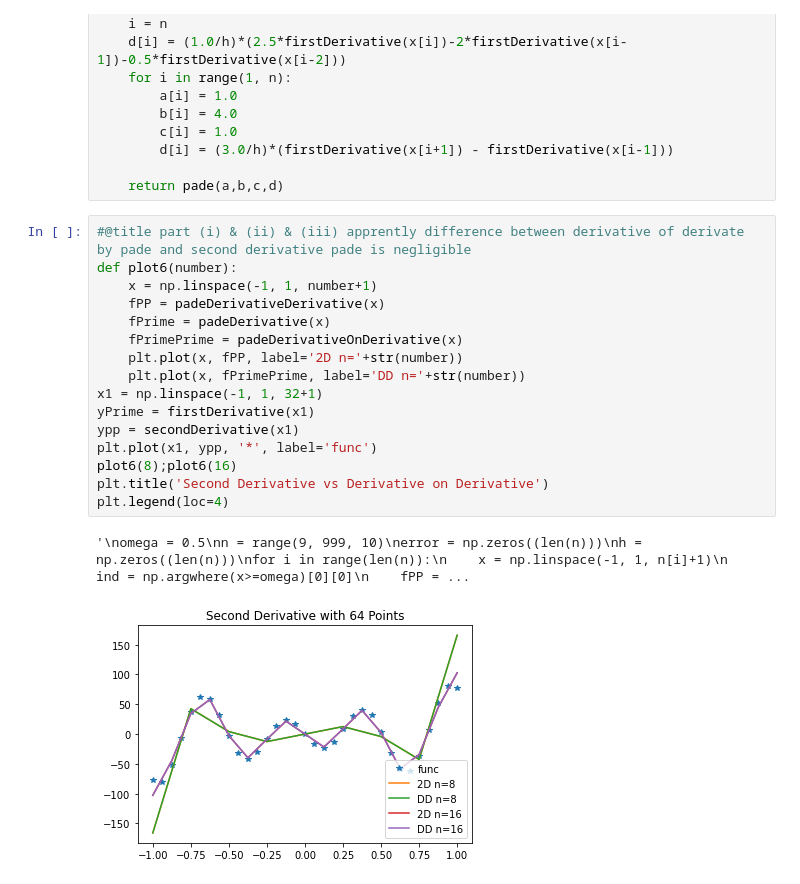
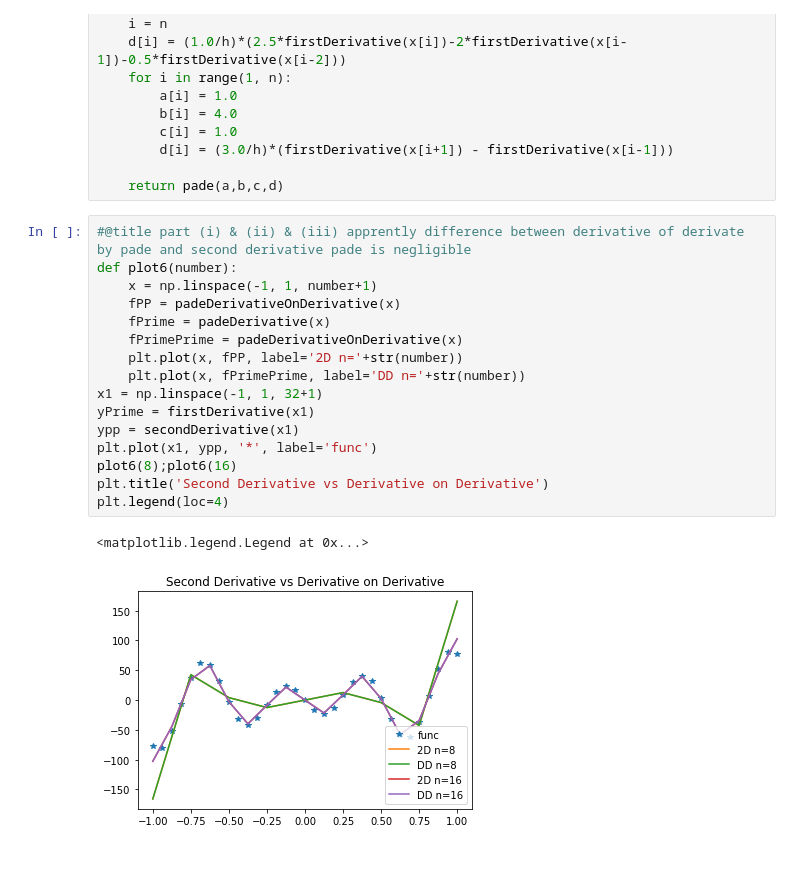
Before and after one commit to zomorodiyan/MAE-5093, a Jupyter notebook: CP1.ipynb, the cells around one changed output. Cells and saved outputs as stored; diff of their text form.

```diff
--- a/CP1.ipynb
+++ b/CP1.ipynb
@@ -250,19 +250,19 @@ def padeDerivativeOnDerivative(x):
 # %%
 #@title part (i) & (ii) & (iii) apprently difference between derivative of derivate by pade and second derivative pade is negligible
 def plot6(number):
     x = np.linspace(-1, 1, number+1)
-    fPP = padeDerivativeDerivative(x)
+    fPP = padeDerivativeOnDerivative(x)
     fPrime = padeDerivative(x)
     fPrimePrime = padeDerivativeOnDerivative(x)
     plt.plot(x, fPP, label='2D n='+str(number))
     plt.plot(x, fPrimePrime, label='DD n='+str(number))
 x1 = np.linspace(-1, 1, 32+1)
 yPrime = firstDerivative(x1)
 ypp = secondDerivative(x1)
 plt.plot(x1, ypp, '*', label='func')
 plot6(8);plot6(16)
 plt.title('Second Derivative vs Derivative on Derivative')
 plt.legend(loc=4)
 # %% [output]
-'\nomega = 0.5\nn = range(9, 999, 10)\nerror = np.zeros((len(n)))\nh = np.zeros((len(n)))\nfor i in range(len(n)):\n    x = np.linspace(-1, 1, n[i]+1)\n    ind = np.argwhere(x>=omega)[0][0]\n    fPP = ...
+<matplotlib.legend.Legend at 0x...>
-[figure, old version]
+[figure, new version]
```
Also changed, not shown: parts of 3 cells of this notebook.
